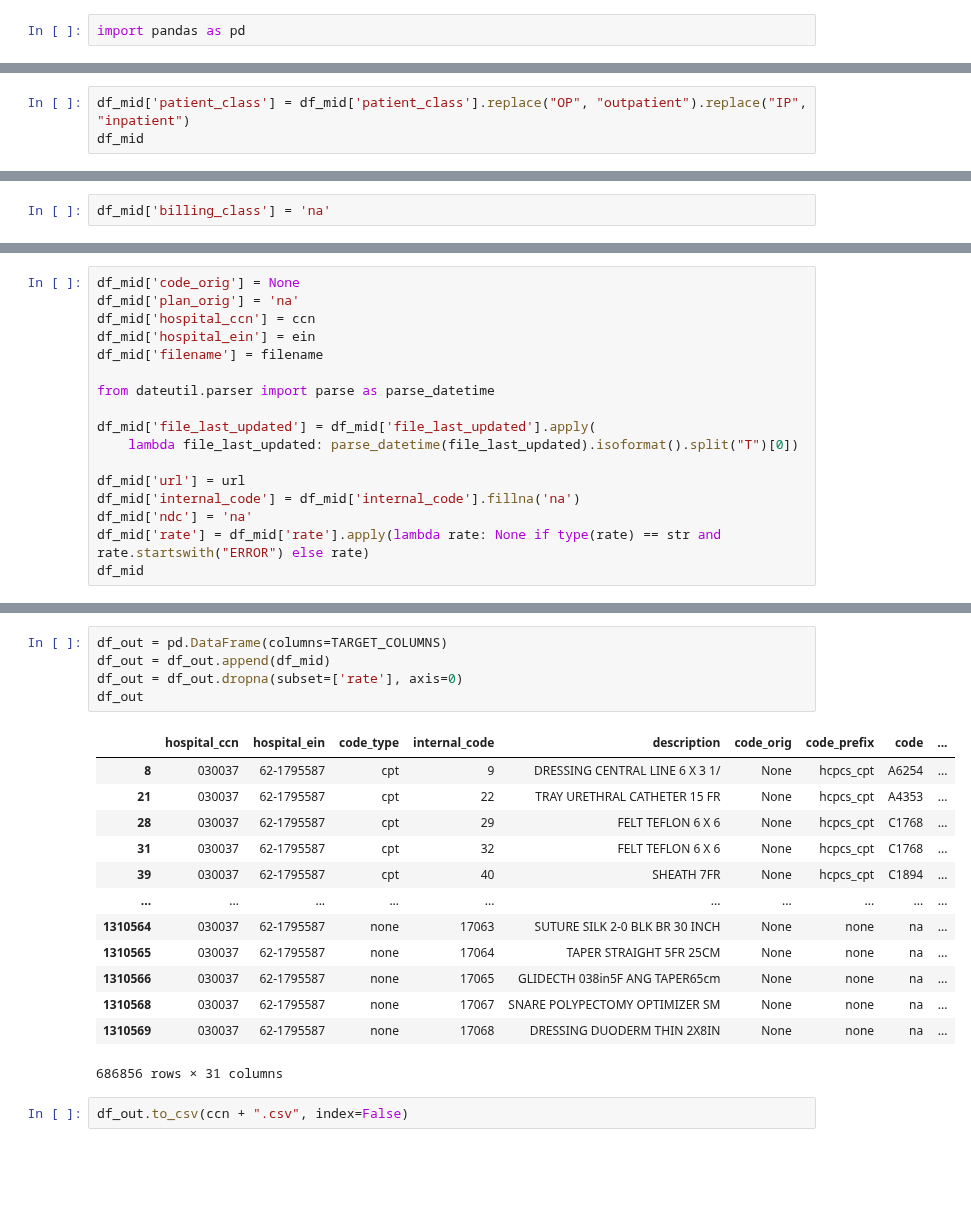
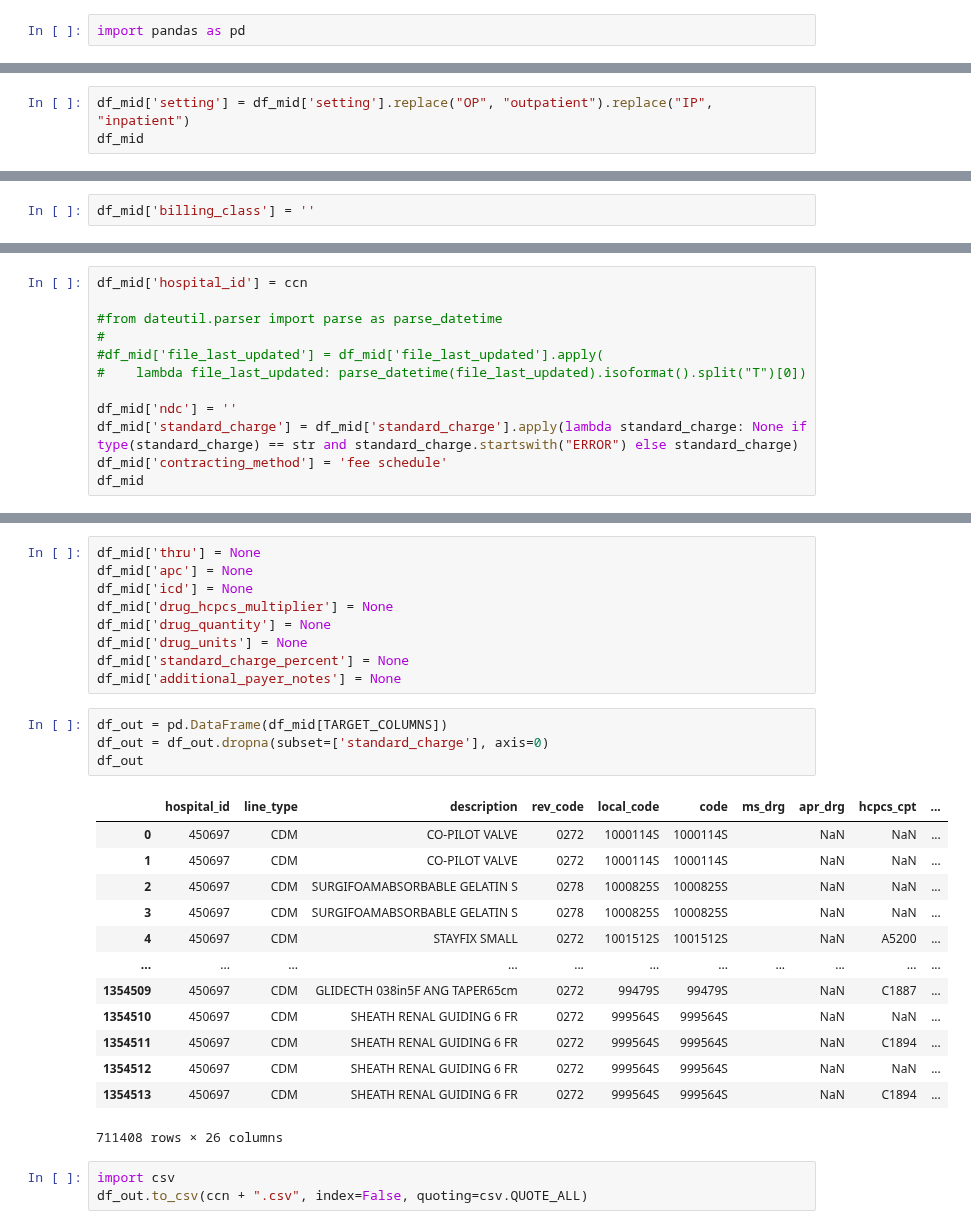
Before and after one commit to rl1987/dolthub-bounty-transparency-in-pricing, a Jupyter notebook: StewardDavis.ipynb, the cells around one changed output, grey strips where cells are left out. Saved outputs shown, nothing was run; the diff lists cells and outputs as text; blank space fills up the shorter version.

```diff
--- a/StewardDavis.ipynb
+++ b/StewardDavis.ipynb
@@ -336,4 +257,4 @@ df_mid
 # %%
-df_mid['patient_class'] = df_mid['patient_class'].replace("OP", "outpatient").replace("IP", "inpatient")
+df_mid['setting'] = df_mid['setting'].replace("OP", "outpatient").replace("IP", "inpatient")
 df_mid
 # %% [output]
@@ -353,3 +274,3 @@ df_mid
 # %%
-df_mid['billing_class'] = 'na'
+df_mid['billing_class'] = ''
 # %%
@@ -380,18 +278,13 @@ df_mid
 # %%
-df_mid['code_orig'] = None
-df_mid['plan_orig'] = 'na'
-df_mid['hospital_ccn'] = ccn
-df_mid['hospital_ein'] = ein
-df_mid['filename'] = filename
+df_mid['hospital_id'] = ccn
 
-from dateutil.parser import parse as parse_datetime
+#from dateutil.parser import parse as parse_datetime
+#
+#df_mid['file_last_updated'] = df_mid['file_last_updated'].apply(
+#    lambda file_last_updated: parse_datetime(file_last_updated).isoformat().split("T")[0])
 
-df_mid['file_last_updated'] = df_mid['file_last_updated'].apply(
-    lambda file_last_updated: parse_datetime(file_last_updated).isoformat().split("T")[0])
-
-df_mid['url'] = url
-df_mid['internal_code'] = df_mid['internal_code'].fillna('na')
-df_mid['ndc'] = 'na'
-df_mid['rate'] = df_mid['rate'].apply(lambda rate: None if type(rate) == str and rate.startswith("ERROR") else rate)
+df_mid['ndc'] = ''
+df_mid['standard_charge'] = df_mid['standard_charge'].apply(lambda standard_charge: None if type(standard_charge) == str and standard_charge.startswith("ERROR") else standard_charge)
+df_mid['contracting_method'] = 'fee schedule'
 df_mid
 # %% [output]
@@ -411,21 +304,30 @@ df_mid
+# %%
+df_mid['thru'] = None
+df_mid['apc'] = None
+df_mid['icd'] = None
+df_mid['drug_hcpcs_multiplier'] = None
+df_mid['drug_quantity'] = None
+df_mid['drug_units'] = None
+df_mid['standard_charge_percent'] = None
+df_mid['additional_payer_notes'] = None
 # %%
-df_out = pd.DataFrame(columns=TARGET_COLUMNS)
-df_out = df_out.append(df_mid)
-df_out = df_out.dropna(subset=['rate'], axis=0)
+df_out = pd.DataFrame(df_mid[TARGET_COLUMNS])
+df_out = df_out.dropna(subset=['standard_charge'], axis=0)
 df_out
 # %% [output]
-|  | hospital_ccn | hospital_ein | code_type | internal_code | description | code_orig | code_prefix | code | ... |
-| 8 | 030037 | 62-1795587 | cpt | 9 | DRESSING CENTRAL LINE 6 X 3 1/ | None | hcpcs_cpt | A6254 | ... |
-| 21 | 030037 | 62-1795587 | cpt | 22 | TRAY URETHRAL CATHETER 15 FR | None | hcpcs_cpt | A4353 | ... |
-| 28 | 030037 | 62-1795587 | cpt | 29 | FELT TEFLON 6 X 6 | None | hcpcs_cpt | C1768 | ... |
-| 31 | 030037 | 62-1795587 | cpt | 32 | FELT TEFLON 6 X 6 | None | hcpcs_cpt | C1768 | ... |
-| 39 | 030037 | 62-1795587 | cpt | 40 | SHEATH 7FR | None | hcpcs_cpt | C1894 | ... |
-| ... | ... | ... | ... | ... | ... | ... | ... | ... | ... |
-| 1310564 | 030037 | 62-1795587 | none | 17063 | SUTURE SILK 2-0 BLK BR 30 INCH | None | none | na | ... |
-| 1310565 | 030037 | 62-1795587 | none | 17064 | TAPER STRAIGHT 5FR 25CM | None | none | na | ... |
-| 1310566 | 030037 | 62-1795587 | none | 17065 | GLIDECTH 038in5F ANG TAPER65cm | None | none | na | ... |
-| 1310568 | 030037 | 62-1795587 | none | 17067 | SNARE POLYPECTOMY OPTIMIZER SM | None | none | na | ... |
-| 1310569 | 030037 | 62-1795587 | none | 17068 | DRESSING DUODERM THIN 2X8IN | None | none | na | ... |
+|  | hospital_id | line_type | description | rev_code | local_code | code | ms_drg | apr_drg | hcpcs_cpt | ... |
+| 0 | 450697 | CDM | CO-PILOT VALVE | 0272 | 1000114S | 1000114S |  | NaN | NaN | ... |
+| 1 | 450697 | CDM | CO-PILOT VALVE | 0272 | 1000114S | 1000114S |  | NaN | NaN | ... |
+| 2 | 450697 | CDM | SURGIFOAMABSORBABLE GELATIN S | 0278 | 1000825S | 1000825S |  | NaN | NaN | ... |
+| 3 | 450697 | CDM | SURGIFOAMABSORBABLE GELATIN S | 0278 | 1000825S | 1000825S |  | NaN | NaN | ... |
+| 4 | 450697 | CDM | STAYFIX SMALL | 0272 | 1001512S | 1001512S |  | NaN | A5200 | ... |
+| ... | ... | ... | ... | ... | ... | ... | ... | ... | ... | ... |
+| 1354509 | 450697 | CDM | GLIDECTH 038in5F ANG TAPER65cm | 0272 | 99479S | 99479S |  | NaN | C1887 | ... |
+| 1354510 | 450697 | CDM | SHEATH RENAL GUIDING 6 FR | 0272 | 999564S | 999564S |  | NaN | NaN | ... |
+| 1354511 | 450697 | CDM | SHEATH RENAL GUIDING 6 FR | 0272 | 999564S | 999564S |  | NaN | C1894 | ... |
+| 1354512 | 450697 | CDM | SHEATH RENAL GUIDING 6 FR | 0272 | 999564S | 999564S |  | NaN | NaN | ... |
+| 1354513 | 450697 | CDM | SHEATH RENAL GUIDING 6 FR | 0272 | 999564S | 999564S |  | NaN | C1894 | ... |
-686856 rows × 31 columns
+711408 rows × 26 columns
 # %%
-df_out.to_csv(ccn + ".csv", index=False)
+import csv
+df_out.to_csv(ccn + ".csv", index=False, quoting=csv.QUOTE_ALL)
```
Also changed, not shown: parts of 29 cells of this notebook.
